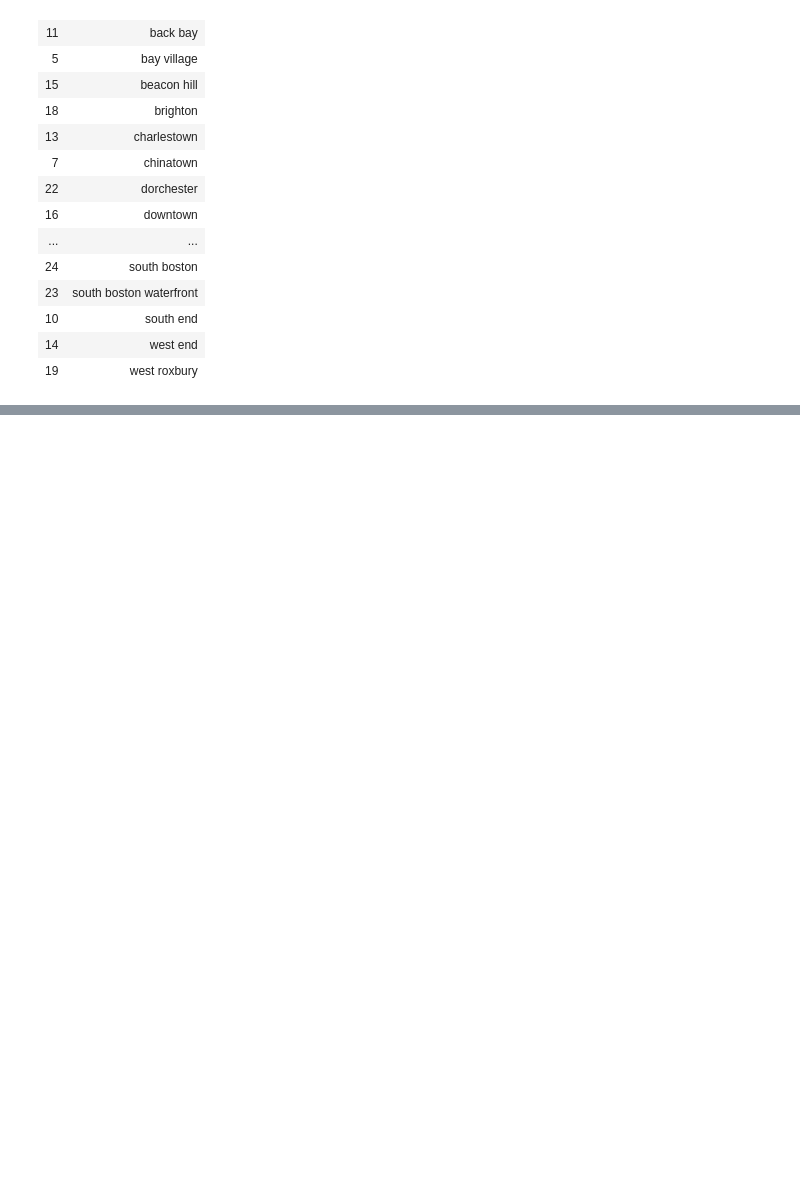
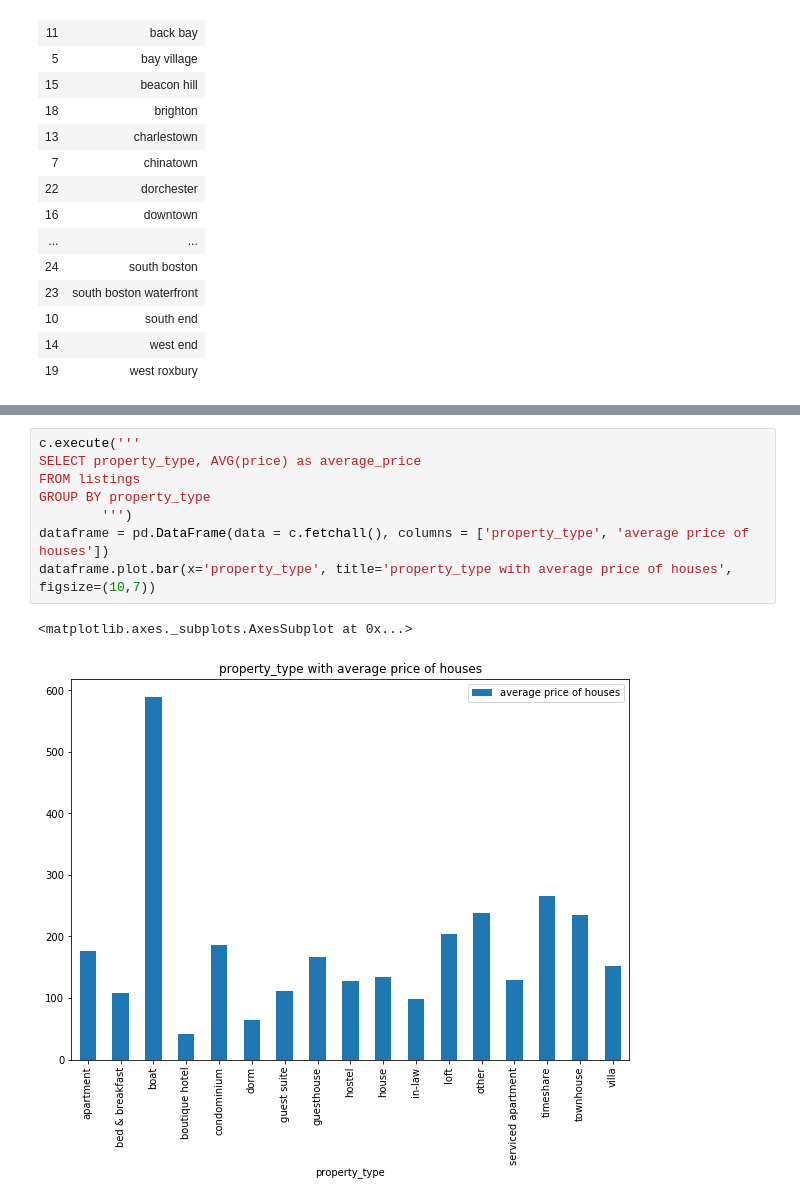
Before and after one commit to kzhang49/Hainan-Chicken, a Jupyter notebook: Airbnb_database.ipynb, the cells around one changed output, grey strips where cells are left out. Saved outputs shown, nothing was run; the diff lists cells and outputs as text; blank space fills up the shorter version.

```diff
--- a/Airbnb_database.ipynb
+++ b/Airbnb_database.ipynb
@@ -205,0 +356,11 @@ Done.
+# %%
+c.execute('''
+SELECT property_type, AVG(price) as average_price
+FROM listings
+GROUP BY property_type
+        ''')
+dataframe = pd.DataFrame(data = c.fetchall(), columns = ['property_type', 'average price of houses'])
+dataframe.plot.bar(x='property_type', title='property_type with average price of houses', figsize=(10,7))
+# %% [output]
+<matplotlib.axes._subplots.AxesSubplot at 0x...>
+[figure, added]
```
Also changed, not shown: parts of 12 cells of this notebook.
